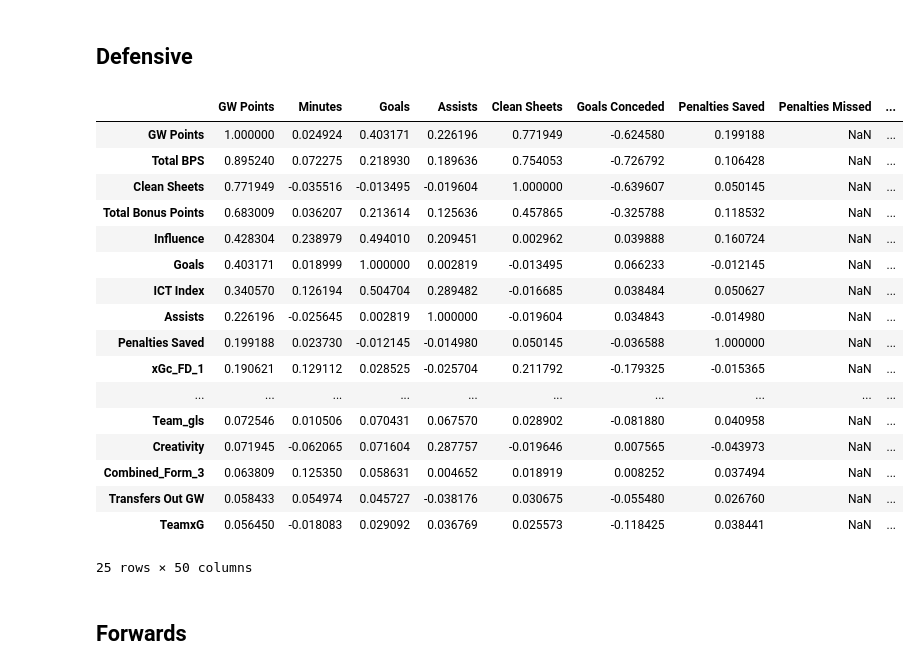
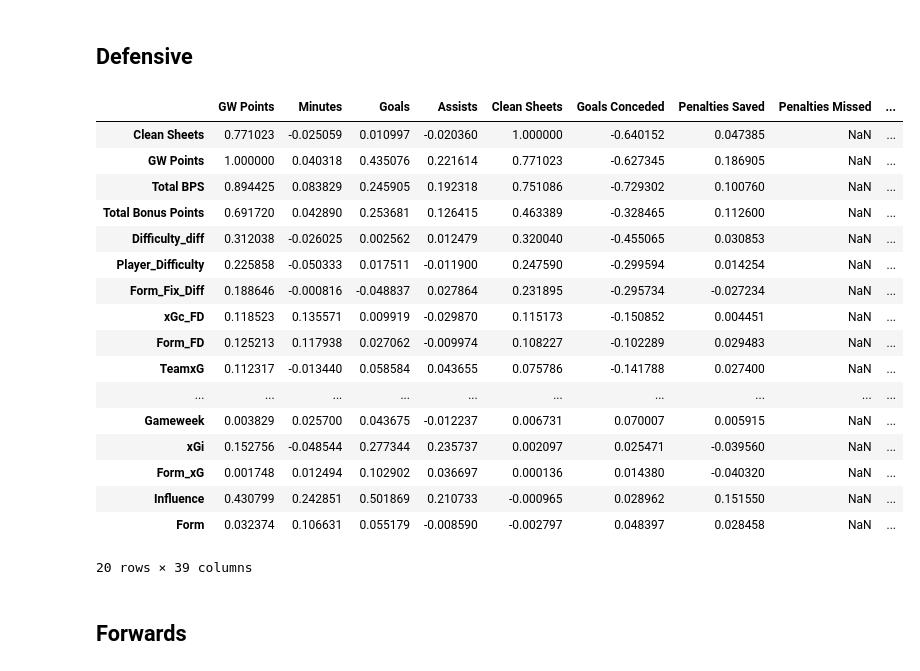
Before and after one commit to hot-squid/Fantasy-Premier-League, a Jupyter notebook: Analysis/Correlation_analysis_WIP_M3.ipynb, the cells around one changed output. Cells and saved outputs as stored; diff of their text form; code cells hidden in the pictures.

```diff
--- a/Analysis/Correlation_analysis_WIP_M3.ipynb
+++ b/Analysis/Correlation_analysis_WIP_M3.ipynb
@@ -13,7 +13,7 @@ import warnings
 warnings.filterwarnings("ignore")
 # %%
 # Current gameweek
-gameweek = 13
+gameweek = 14
 # %% [markdown]
 ## Collect available player data
 # %%
@@ -176,3 +176,21 @@ complete['PerformanceGls'] = complete['PerformanceGls'].fillna(complete['Per 90
 complete['ExpectedxG'] = complete['ExpectedxG'].fillna(complete['Per 90 MinutesxG_pre8'])
 complete['PerformanceGls against'] = complete['PerformanceGls against'].fillna(complete['Per 90 MinutesGls against_pre8'])
 complete['ExpectedxG against'] = complete['ExpectedxG against'].fillna(complete['Per 90 MinutesxG against_pre8'])
+
+# Rename column
+complete = complete.rename(columns={'Gameweek_post8': 'Gameweek',
+                                    'PerformanceGls': 'Team_gls',
+                                    'ExpectedxG': 'TeamxG',
+                                    'PerformanceGls against': 'Team_gls_against',
+                                    'ExpectedxG against': 'TeamxG_against',
+                                    })
+
+columns_to_keep = ['Player ID', 'Name', 'Last_Name', 'Team', 'Position', 'Cost_Today',
+       'GW Points', 'Minutes', 'Goals', 'Assists', 'Clean Sheets',
+       'Goals Conceded', 'Penalties Saved', 'Penalties Missed', 'YC', 'RC',
+       'Saves', 'Total Bonus Points', 'Total BPS', 'Influence', 'Creativity',
+       'Threat', 'ICT Index', 'xG', 'xA', 'xGi', 'xGc', 'Transfers In GW',
+       'Transfers Out GW', 'Gameweek', 'Opponent', 'FD_combined',
+       'Team_gls', 'TeamxG', 'Team_gls_against', 'TeamxG_against']
+
+player_data = complete[columns_to_keep]
@@ -220,2 +260,8 @@ memory usage: 2.4+ MB
+# %%
+# Full data
+player_data = player_data.merge(player_difficulty_summary, on = ['Player ID', 'Opponent'])
+# %%
+# Create difficulty difference
+player_data['Difficulty_diff'] = player_data['Player_Difficulty'] - player_data['Opponent_Difficulty']
 # %% [markdown]
 ## Feature Engineering and rolling averages
@@ -418,40 +344,36 @@ data = [attackers, defenders]
 # %%
 # Define correlation columns
 correlations = ['GW Points', 'Minutes', 'Goals', 'Assists', 'Clean Sheets',
        'Goals Conceded', 'Penalties Saved', 'Penalties Missed', 'YC', 'RC',
        'Saves', 'Total Bonus Points', 'Total BPS', 'Influence', 'Creativity',
        'Threat', 'ICT Index', 'xG', 'xA', 'xGi', 'xGc', 'Transfers In GW',
-       'Transfers Out GW', 'Gameweek', 'Difficulty',
-       'M3_Difficulty', 'Team_gls', 'TeamxG', 'Team_gls_against',
-       'TeamxG_against', 'Home_Form_3', 'Away_Form_3', 'Combined_Form_3',
-       'F_FD_1', 'Home_xG', 'Away_xG', 'Combined_xG_roll', 'xG_FD_1',
-       'Home_xGc', 'Away_xGc', 'Combined_xGc_roll', 'xGc_FD_1',
-       'Home_team_goals', 'Away_team_goals', 'Combined_team_goals',
-       'Team_goals_FD_1', 'Home_team_goals_against', 'Away_team_goals_against',
-       'Combined_team_goals_against', 'Team_goal_against_FD_1']
+       'Transfers Out GW', 'Gameweek', 'FD_combined', 'Team_gls',
+       'TeamxG', 'Team_gls_against', 'TeamxG_against', 'Opponent_Difficulty',
+       'Player_Difficulty', 'Difficulty_diff', 'Form', 'Form_xG', 'Form_xGc',
+       'Form_Fix_Diff', 'xG_FD', 'xGc_FD', 'Form_FD']
 
 # Sort the correlation matrix
-corr = defenders[correlations].corr().sort_values(by='GW Points', ascending=False)
-corr.head(25)
+corr = defenders[correlations].corr().sort_values(by='Clean Sheets', ascending=False)
+corr.head(20)
 # %% [output]
 |  | GW Points | Minutes | Goals | Assists | Clean Sheets | Goals Conceded | Penalties Saved | Penalties Missed | ... |
-| GW Points | 1.000000 | 0.024924 | 0.403171 | 0.226196 | 0.771949 | -0.624580 | 0.199188 | NaN | ... |
-| Total BPS | 0.895240 | 0.072275 | 0.218930 | 0.189636 | 0.754053 | -0.726792 | 0.106428 | NaN | ... |
-| Clean Sheets | 0.771949 | -0.035516 | -0.013495 | -0.019604 | 1.000000 | -0.639607 | 0.050145 | NaN | ... |
-| Total Bonus Points | 0.683009 | 0.036207 | 0.213614 | 0.125636 | 0.457865 | -0.325788 | 0.118532 | NaN | ... |
-| Influence | 0.428304 | 0.238979 | 0.494010 | 0.209451 | 0.002962 | 0.039888 | 0.160724 | NaN | ... |
-| Goals | 0.403171 | 0.018999 | 1.000000 | 0.002819 | -0.013495 | 0.066233 | -0.012145 | NaN | ... |
-| ICT Index | 0.340570 | 0.126194 | 0.504704 | 0.289482 | -0.016685 | 0.038484 | 0.050627 | NaN | ... |
-| Assists | 0.226196 | -0.025645 | 0.002819 | 1.000000 | -0.019604 | 0.034843 | -0.014980 | NaN | ... |
-| Penalties Saved | 0.199188 | 0.023730 | -0.012145 | -0.014980 | 0.050145 | -0.036588 | 1.000000 | NaN | ... |
-| xGc_FD_1 | 0.190621 | 0.129112 | 0.028525 | -0.025704 | 0.211792 | -0.179325 | -0.015365 | NaN | ... |
+| Clean Sheets | 0.771023 | -0.025059 | 0.010997 | -0.020360 | 1.000000 | -0.640152 | 0.047385 | NaN | ... |
+| GW Points | 1.000000 | 0.040318 | 0.435076 | 0.221614 | 0.771023 | -0.627345 | 0.186905 | NaN | ... |
+| Total BPS | 0.894425 | 0.083829 | 0.245905 | 0.192318 | 0.751086 | -0.729302 | 0.100760 | NaN | ... |
+| Total Bonus Points | 0.691720 | 0.042890 | 0.253681 | 0.126415 | 0.463389 | -0.328465 | 0.112600 | NaN | ... |
+| Difficulty_diff | 0.312038 | -0.026025 | 0.002562 | 0.012479 | 0.320040 | -0.455065 | 0.030853 | NaN | ... |
+| Player_Difficulty | 0.225858 | -0.050333 | 0.017511 | -0.011900 | 0.247590 | -0.299594 | 0.014254 | NaN | ... |
+| Form_Fix_Diff | 0.188646 | -0.000816 | -0.048837 | 0.027864 | 0.231895 | -0.295734 | -0.027234 | NaN | ... |
+| xGc_FD | 0.118523 | 0.135571 | 0.009919 | -0.029870 | 0.115173 | -0.150852 | 0.004451 | NaN | ... |
+| Form_FD | 0.125213 | 0.117938 | 0.027062 | -0.009974 | 0.108227 | -0.102289 | 0.029483 | NaN | ... |
+| TeamxG | 0.112317 | -0.013440 | 0.058584 | 0.043655 | 0.075786 | -0.141788 | 0.027400 | NaN | ... |
 | ... | ... | ... | ... | ... | ... | ... | ... | ... | ... |
-| Team_gls | 0.072546 | 0.010506 | 0.070431 | 0.067570 | 0.028902 | -0.081880 | 0.040958 | NaN | ... |
-| Creativity | 0.071945 | -0.062065 | 0.071604 | 0.287757 | -0.019646 | 0.007565 | -0.043973 | NaN | ... |
-| Combined_Form_3 | 0.063809 | 0.125350 | 0.058631 | 0.004652 | 0.018919 | 0.008252 | 0.037494 | NaN | ... |
-| Transfers Out GW | 0.058433 | 0.054974 | 0.045727 | -0.038176 | 0.030675 | -0.055480 | 0.026760 | NaN | ... |
-| TeamxG | 0.056450 | -0.018083 | 0.029092 | 0.036769 | 0.025573 | -0.118425 | 0.038441 | NaN | ... |
+| Gameweek | 0.003829 | 0.025700 | 0.043675 | -0.012237 | 0.006731 | 0.070007 | 0.005915 | NaN | ... |
+| xGi | 0.152756 | -0.048544 | 0.277344 | 0.235737 | 0.002097 | 0.025471 | -0.039560 | NaN | ... |
+| Form_xG | 0.001748 | 0.012494 | 0.102902 | 0.036697 | 0.000136 | 0.014380 | -0.040320 | NaN | ... |
+| Influence | 0.430799 | 0.242851 | 0.501869 | 0.210733 | -0.000965 | 0.028962 | 0.151550 | NaN | ... |
+| Form | 0.032374 | 0.106631 | 0.055179 | -0.008590 | -0.002797 | 0.048397 | 0.028458 | NaN | ... |
-25 rows × 50 columns
+20 rows × 39 columns
 # %% [markdown]
 ## Forwards
 # %%
```
Also changed, not shown: parts of 14 cells of this notebook, 3 other files.
